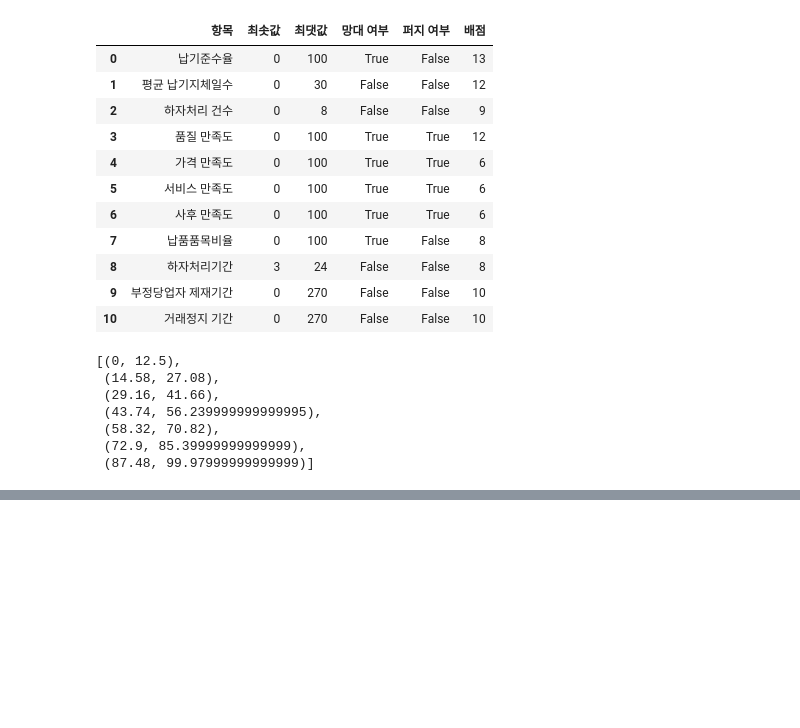
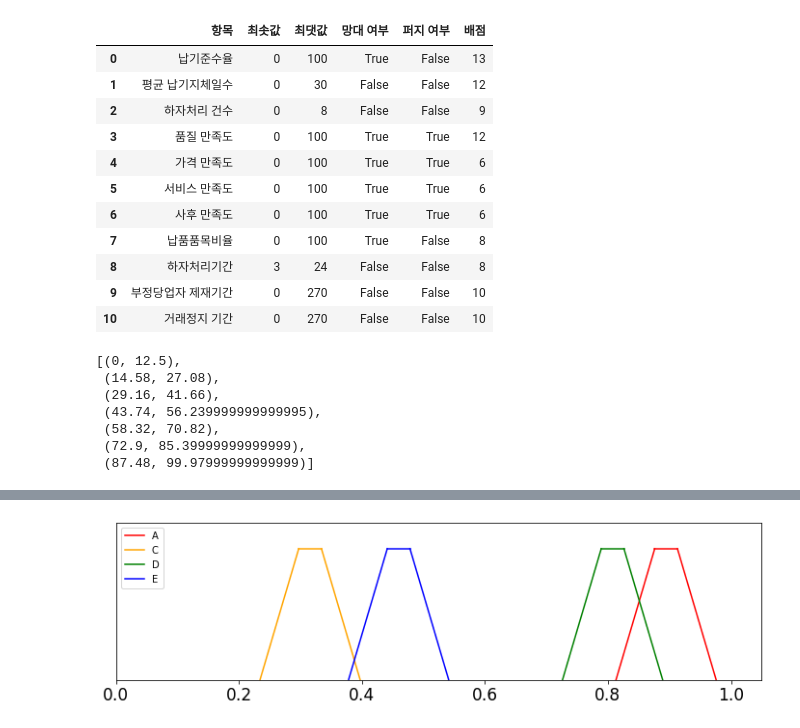
Before and after one commit to 98jaemin/procurement_contest, a Jupyter notebook: fuzzy_satisfication_model.ipynb, the cells around one changed output, grey strips where cells are left out. Saved outputs shown, nothing was run; the diff lists cells and outputs as text; code cells hidden in the pictures; blank space fills up the shorter version.

```diff
--- a/fuzzy_satisfication_model.ipynb
+++ b/fuzzy_satisfication_model.ipynb
@@ -216,0 +279,14 @@ plt.show()
+# %%
+pre_result = pd.DataFrame({'기업명' : company_names,
+                           '만족도_l' : [s[0] for s in scores],
+                           '만족도_r' : [s[1] for s in scores],
+                           '퍼지만족도_l' : [s[0] for s in scores_with_spread],
+                           '퍼지만족도_r' : [s[1] for s in scores_with_spread]}).groupby(by='기업명', as_index=False).mean()
+score_tuple = [(pre_result['만족도_l'][i], pre_result['만족도_r'][i]) for i in range(len(pre_result))]
+score_sp_tuple = [(pre_result['퍼지만족도_l'][i], pre_result['퍼지만족도_r'][i]) for i in range(len(pre_result))]
+
+temp2 = [(score_sp_tuple[i][0], score_tuple[i][0], score_tuple[i][1], score_sp_tuple[i][1]) for i in range(len(score_tuple))]
+
+result2 = pd.DataFrame({'기업명' : pre_result['기업명'],
+                        '구간만족도' : list(map(tuple_to_str, score_tuple)),
+                        '퍼지만족도' : list(map(tuple_to_str2, temp2))})
@@ -216,0 +301,17 @@ plt.show()
+# %%
+plt.figure(figsize=(12, 3))
+plt.xlim(0, 1.05)
+plt.ylim(0, height+0.2)
+plt.xticks(size=17)
+plt.yticks([])
+
+for i in range(len(result2)):
+    company_name = result2.loc[i, '기업명']
+    score = eval(result2.loc[i, '구간만족도'])
+    score_with_spread = eval(result2.loc[i, '퍼지만족도'])
+    plot_trape(score, score_with_spread[0::3], cols[i])
+
+plt.legend(loc='upper left')
+plt.show()
+# %% [output]
+[figure, added]
```
Also changed, not shown: parts of 11 cells of this notebook.
